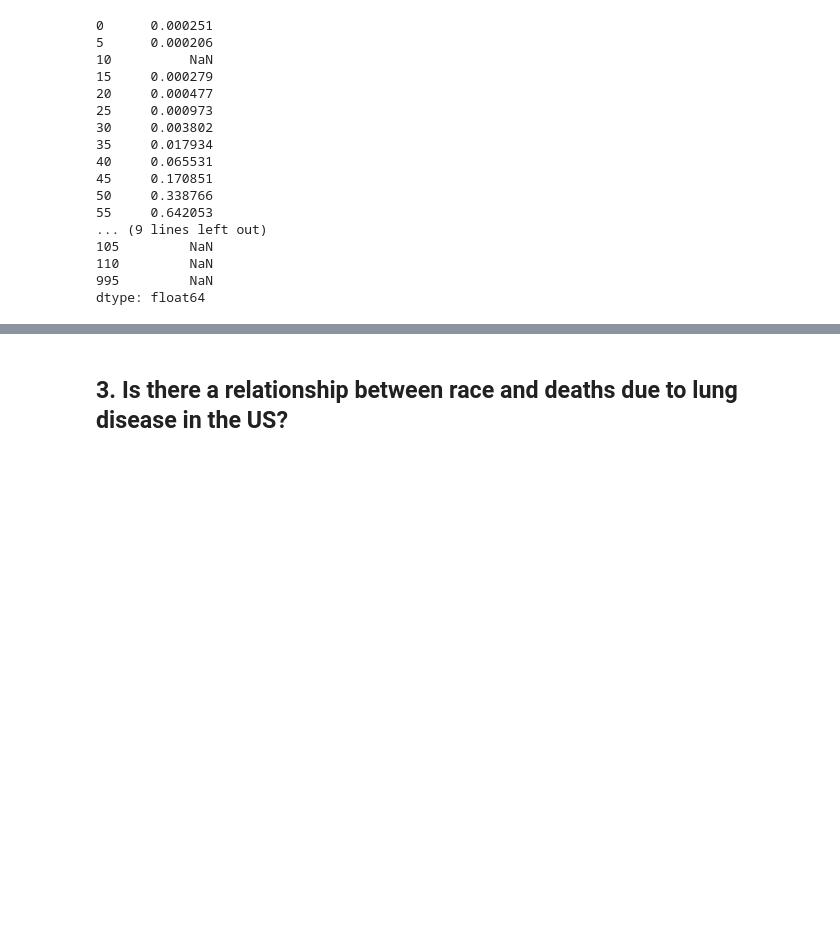
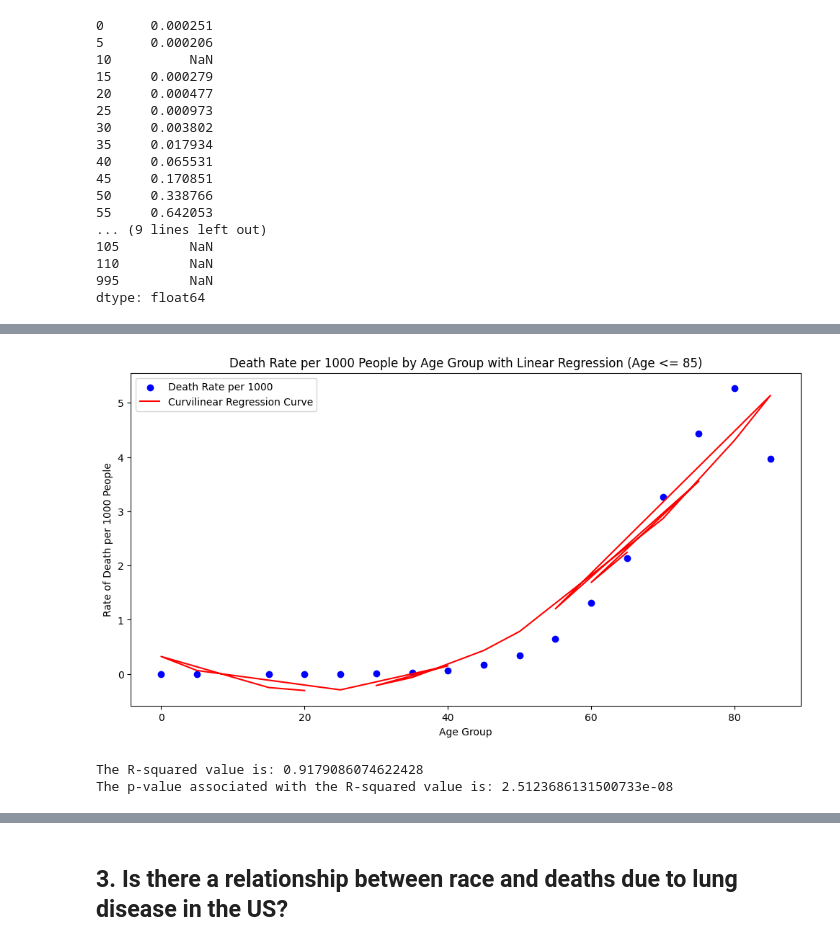
Before and after one commit to azmedtech/ASU_DA_Project1_Team2, a Jupyter notebook: jb_lungs_disease.ipynb, the cells around one changed output, grey strips where cells are left out. Drawn from its saved outputs; the diff is of its cells as text; code cells hidden in the pictures; blank space fills up the shorter version.

```diff
--- a/jb_lungs_disease.ipynb
+++ b/jb_lungs_disease.ipynb
@@ -577,0 +589,67 @@ R-squared value: nan
+# %%
+#Apply curve fit
+
+# Define a polynomial function for curve fitting
+def polynomial_func(x, a, b, c):
+    return a * x**2 + b * x + c
+
+# Perform curve fitting to find the coefficients of the polynomial
+popt, _ = curve_fit(polynomial_func, death_rate_per_1000_filtered.index, death_rate_per_1000_filtered)
+
+# Create a scatter plot of the filtered death rate data
+plt.figure(figsize=(12, 6))
+plt.scatter(death_rate_per_1000_filtered.index, death_rate_per_1000_filtered, color='b', label='Death Rate per 1000')
+
+# Generate the curve using the fitted polynomial coefficients
+curve = polynomial_func(death_rate_per_1000_filtered.index, *popt)
+
+# Plot the curve on the scatter plot
+plt.plot(death_rate_per_1000_filtered.index, curve, color='r', label='Curvilinear Regression Curve')
+plt.title('Death Rate per 1000 People by Age Group with Linear Regression (Age <= 85)')
+plt.xlabel("Age Group")
+plt.ylabel("Rate of Death per 1000 People")
+plt.legend()
+plt.annotate(popt, (0, 100000), color='red')
+plt.savefig("output/Fig7.png")
+plt.show()
+# %% [output]
+[figure, added]
+# %%
+#Calculate the "Goodness of Fit" and corresponding R-squared value.
+
+# Calculate the residuals
+residuals = death_rate_per_1000_filtered - polynomial_func(death_rate_per_1000_filtered.index, *popt)
+
+# Calculate the total sum of squares
+ss_total = np.sum((death_rate_per_1000_filtered - np.mean(death_rate_per_1000_filtered))**2)
+
+# Calculate the residual sum of squares
+ss_res = np.sum(residuals**2)
+
+# Calculate the R-squared value
+r_squared = 1 - (ss_res / ss_total)
+
+print(f"The R-squared value is: {r_squared}")#Determine the statistical significance of the R-2 value.
+
+# Calculate the number of data points
+n = len(death_rate_per_1000_filtered)
+
+# Calculate the number of parameters in the model (assuming 3 for a quadratic curve)
+k = 3
+
+# Calculate the degrees of freedom for the model
+df_model = k - 1
+
+# Calculate the degrees of freedom for the residuals
+df_resid = n - k
+
+# Calculate the F-statistic
+F = (r_squared / df_model) / ((1 - r_squared) / df_resid)
+
+# Calculate the p-value associated with the F-statistic
+p_value = 1 - stats.f.cdf(F, df_model, df_resid)
+
+print(f"The p-value associated with the R-squared value is: {p_value}")
+# %% [output]
+The R-squared value is: 0.9179086074622428
+The p-value associated with the R-squared value is: 2.5123686131500733e-08
```
Also changed, not shown: parts of 5 cells of this notebook.
